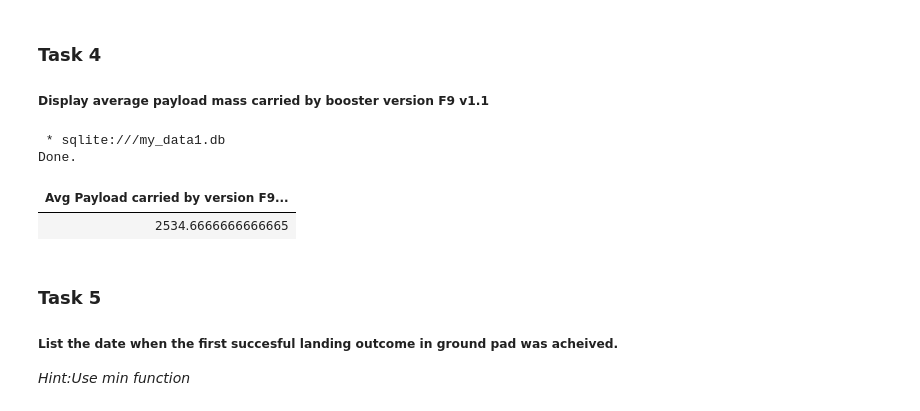
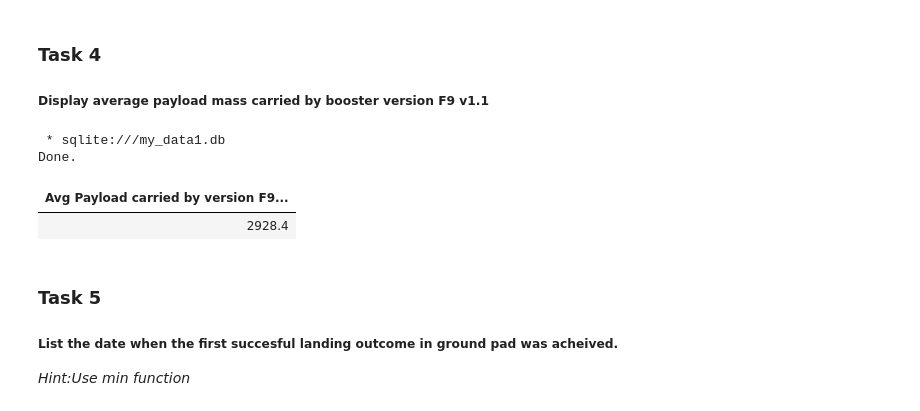
Before and after one commit to Nguyen-Minh-Long/IBM_Data_Science, a Jupyter notebook: 10. Applied Data Science Capstone/Week 2/jupyter-labs-eda-sql-coursera_sqllite.ipynb, the cells around one changed output. Cells and saved outputs as stored; diff of their text form; code cells hidden in the pictures.

```diff
--- a/10. Applied Data Science Capstone/Week 2/jupyter-labs-eda-sql-coursera_sqllite.ipynb
+++ b/10. Applied Data Science Capstone/Week 2/jupyter-labs-eda-sql-coursera_sqllite.ipynb
@@ -162,13 +162,13 @@ Done.
 # %%
 %%sql
 SELECT AVG(PAYLOAD_MASS__KG_) as 'Avg Payload carried by version F9 v1.1'
 from SPACEXTABLE
-WHERE Booster_Version LIKE 'F9 v1.1%'
+WHERE Booster_Version LIKE 'F9 v1.1'
 # %% [output]
  * sqlite:///my_data1.db
 Done.
 | Avg Payload carried by version F9... |
-| 2534.6666666666665 |
+| 2928.4 |
 # %% [markdown]
 ### Task 5
 
```
Also changed, not shown: 5 other files.
